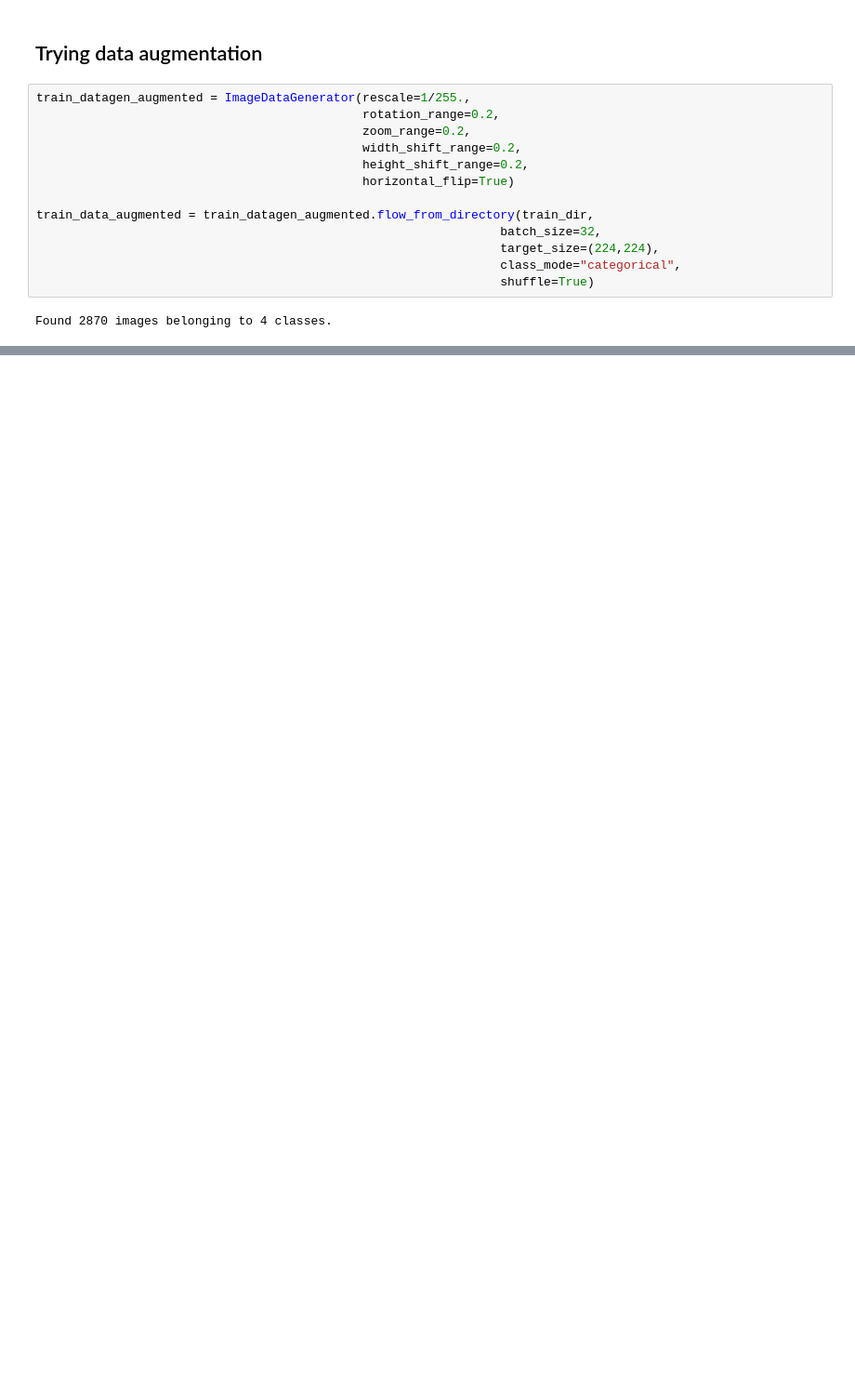
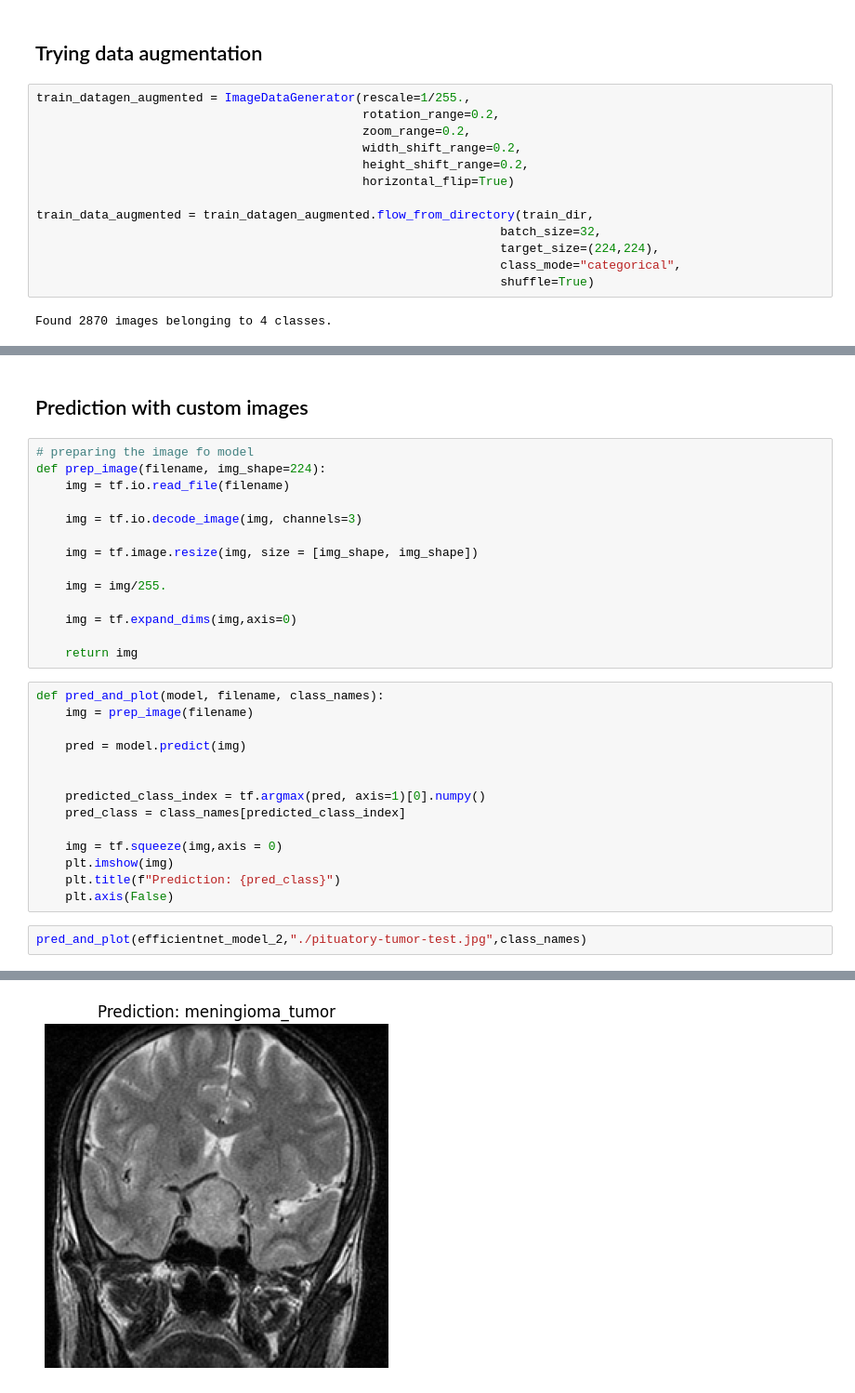
Before and after one commit to aayushxrj/Tumor-Multiclassification-ComputerVision, a Jupyter notebook: main.ipynb, the cells around one changed output, grey strips where cells are left out. Shown at 93% size. Cells and saved outputs as stored; diff of their text form; blank space fills up the shorter version.

```diff
--- a/main.ipynb
+++ b/main.ipynb
@@ -255,0 +282,33 @@ plot_loss_curve(efficientnet_history_2)
+# %% [markdown]
+## Prediction with custom images
+# %%
+# preparing the image fo model
+def prep_image(filename, img_shape=224):
+    img = tf.io.read_file(filename)
+
+    img = tf.io.decode_image(img, channels=3)
+
+    img = tf.image.resize(img, size = [img_shape, img_shape])
+
+    img = img/255.
+
+    img = tf.expand_dims(img,axis=0)
+
+    return img
+# %%
+def pred_and_plot(model, filename, class_names):
+    img = prep_image(filename)
+
+    pred = model.predict(img)
+
+
+    predicted_class_index = tf.argmax(pred, axis=1)[0].numpy()
+    pred_class = class_names[predicted_class_index]
+
+    img = tf.squeeze(img,axis = 0)
+    plt.imshow(img)
+    plt.title(f"Prediction: {pred_class}")
+    plt.axis(False)
+# %%
+pred_and_plot(efficientnet_model_2,"./pituatory-tumor-test.jpg",class_names)
+# %% [output]
@@ -255,0 +316 @@ plot_loss_curve(efficientnet_history_2)
+[figure, added]
```
Also changed, not shown: parts of 16 cells of this notebook.
